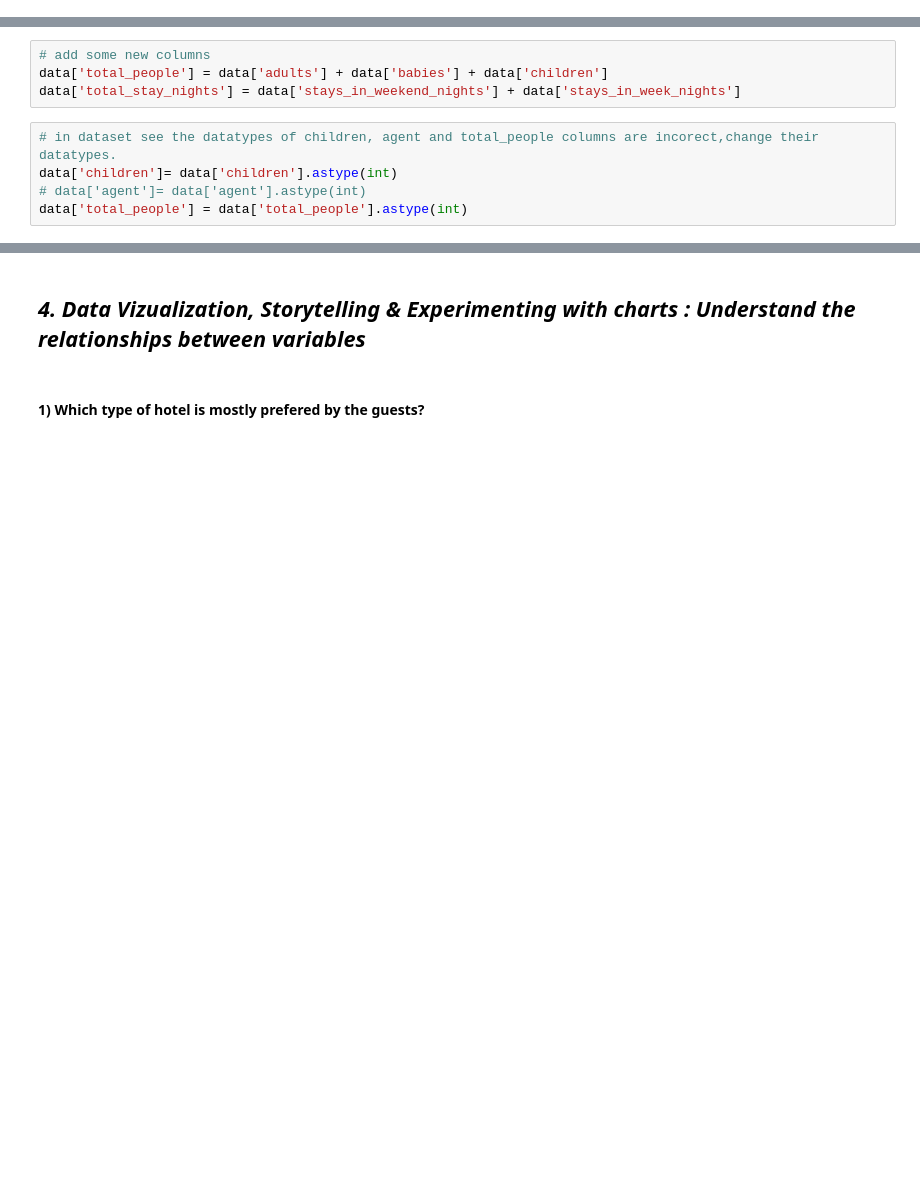
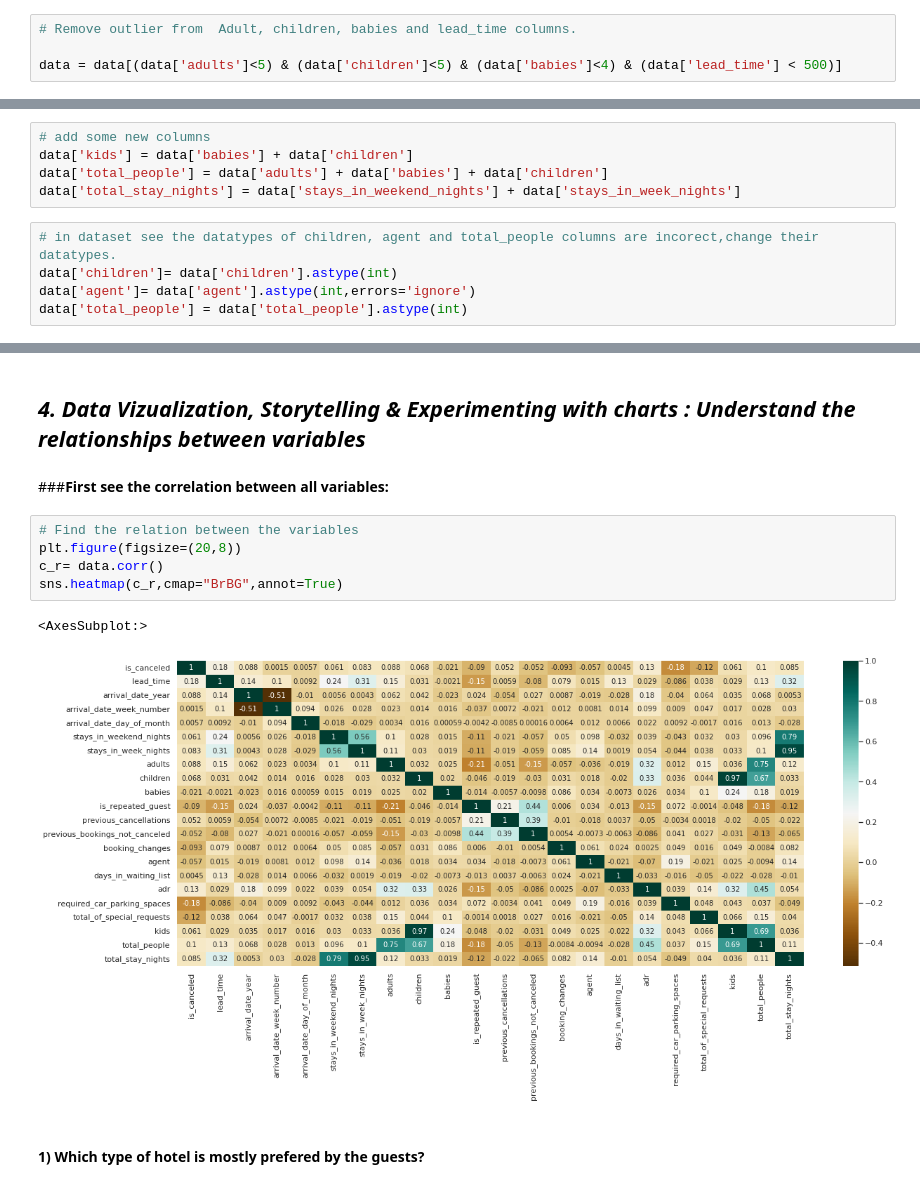
Before and after one commit to ErSangram/Capstone_01_Hotel_Booking_Analysis_EDA., a Jupyter notebook: EDA_project.ipynb, the cells around one changed output, grey strips where cells are left out. Cells and saved outputs as stored; diff of their text form; blank space fills up the shorter version.

```diff
--- a/EDA_project.ipynb
+++ b/EDA_project.ipynb
@@ -231,3 +234,7 @@ data.drop_duplicates(inplace=True)
 # %%
 #Delete company	column due to this column contains huge amount of null data.
 data.drop(['company'],axis=1, inplace=True)
+# %%
+# Remove outlier from  Adult, children, babies and lead_time columns.
+
+data = data[(data['adults']<5) & (data['children']<5) & (data['babies']<4) & (data['lead_time'] < 500)]
@@ -259,9 +276,10 @@ dtype: int64
 # %%
 # add some new columns
+data['kids'] = data['babies'] + data['children']
 data['total_people'] = data['adults'] + data['babies'] + data['children']
 data['total_stay_nights'] = data['stays_in_weekend_nights'] + data['stays_in_week_nights']
 # %%
 # in dataset see the datatypes of children, agent and total_people columns are incorect,change their datatypes.
 data['children']= data['children'].astype(int)
-# data['agent']= data['agent'].astype(int)
+data['agent']= data['agent'].astype(int,errors='ignore')
 data['total_people'] = data['total_people'].astype(int)
@@ -277,5 +297,15 @@ Created to separate data frames for both our hotel types for   easier comparison
 # %% [markdown]
 ## ***4. Data Vizualization, Storytelling & Experimenting with charts : Understand the relationships between variables***
+# %% [markdown]
+###**First see the correlation between all variables:**
+# %%
+# Find the relation between the variables
+plt.figure(figsize=(20,8))
+c_r= data.corr()
+sns.heatmap(c_r,cmap="BrBG",annot=True)
+# %% [output]
+<AxesSubplot:>
+[figure, added]
 # %% [markdown]
 #### 1) Which type of hotel is mostly prefered by the guests?
 # %%
```
Also changed, not shown: parts of 51 cells of this notebook.
